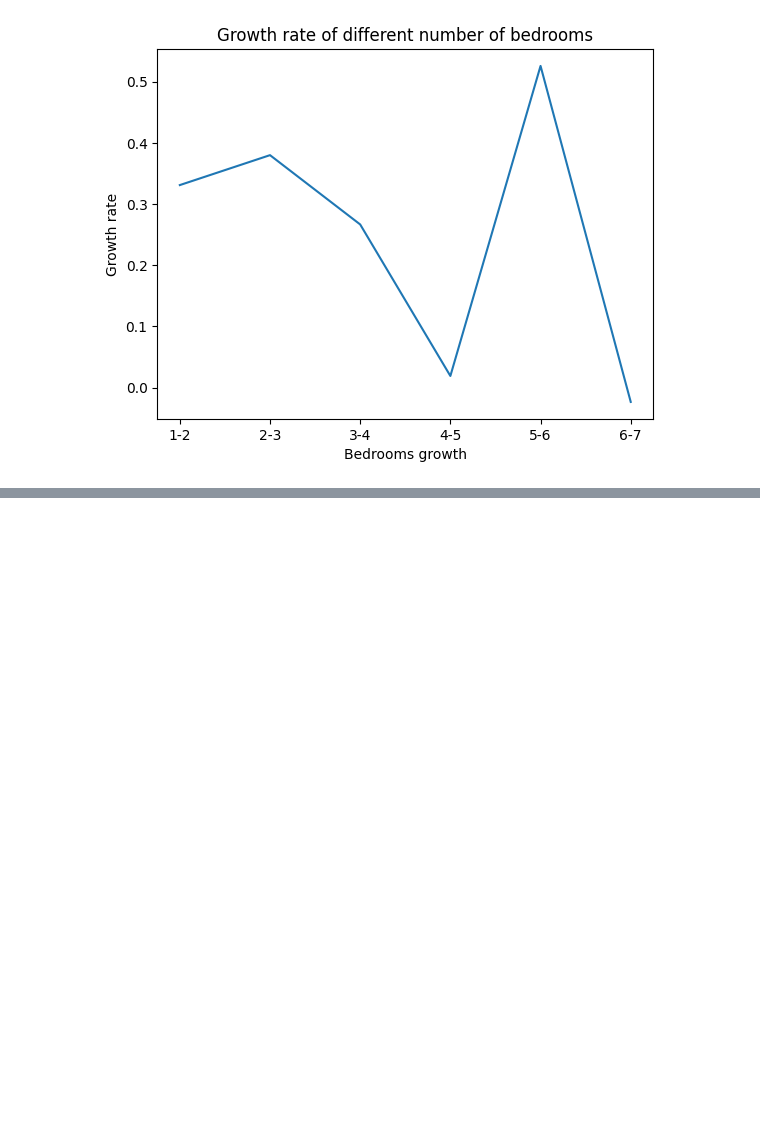
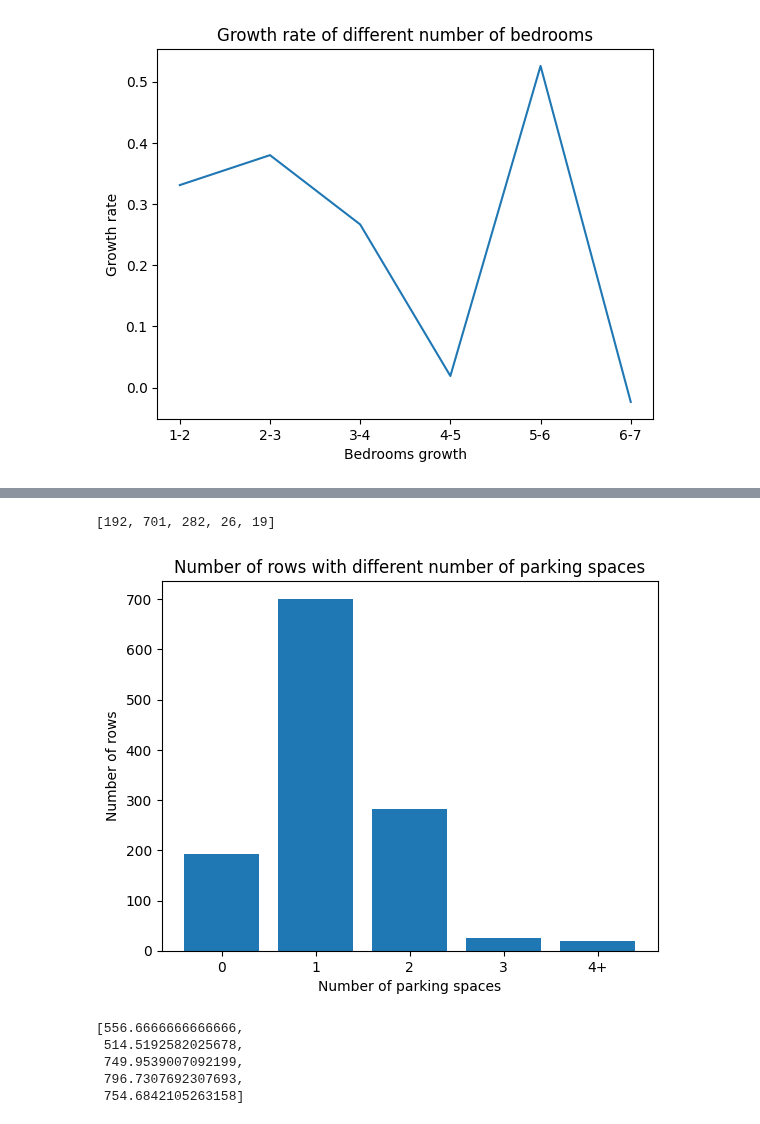
Before and after one commit to MAST30034-Applied-Data-Science/generic-real-estate-consulting-project-group-55, a Jupyter notebook: notebooks/rent_analysis.ipynb, the cells around one changed output, grey strips where cells are left out. Saved outputs shown, nothing was run; the diff lists cells and outputs as text; code cells hidden in the pictures; blank space fills up the shorter version.

```diff
--- a/notebooks/rent_analysis.ipynb
+++ b/notebooks/rent_analysis.ipynb
@@ -231,0 +303,36 @@ bedroom4_house = pd.read_excel(xlsx, "4 bedroom house")
+# %%
+# get the different data with different number of parking spaces
+carspaces_0 = rent[rent.carspaces == 0]
+carspaces_1 = rent[rent.carspaces == 1]
+carspaces_2 = rent[rent.carspaces == 2]
+carspaces_3 = rent[rent.carspaces == 3]
+carspaces_ovr3 = rent[rent.carspaces > 3]
+
+carspaces_list = [carspaces_0.shape[0], carspaces_1.shape[0], carspaces_2.shape[0], carspaces_3.shape[0], carspaces_ovr3.shape[0]]
+carspaces_list
+# %% [output]
+[192, 701, 282, 26, 19]
+# %%
+# plot different parking spaces data
+plt.bar(["0", "1", "2", "3", "4+"], carspaces_list)
+plt.xlabel("Number of parking spaces")
+plt.ylabel("Number of rows")
+plt.title("Number of rows with different number of parking spaces")
+plt.show()
+# %% [output]
+[figure, added]
+# %%
+# get the mean price of different number of parking spaces
+mean_0carspaces = carspaces_0["price"].mean()
+mean_1carspaces = carspaces_1["price"].mean()
+mean_2carspaces = carspaces_2["price"].mean()
+mean_3carspaces = carspaces_3["price"].mean()
+mean_ovr3carspaces = carspaces_ovr3["price"].mean()
+mean_list_carspaces = [mean_0carspaces, mean_1carspaces, mean_2carspaces, mean_3carspaces, mean_ovr3carspaces]
+mean_list_carspaces
+# %% [output]
+[556.6666666666666,
+ 514.5192582025678,
+ 749.9539007092199,
+ 796.7307692307693,
+ 754.6842105263158]
```
Also changed, not shown: parts of 18 cells of this notebook.
